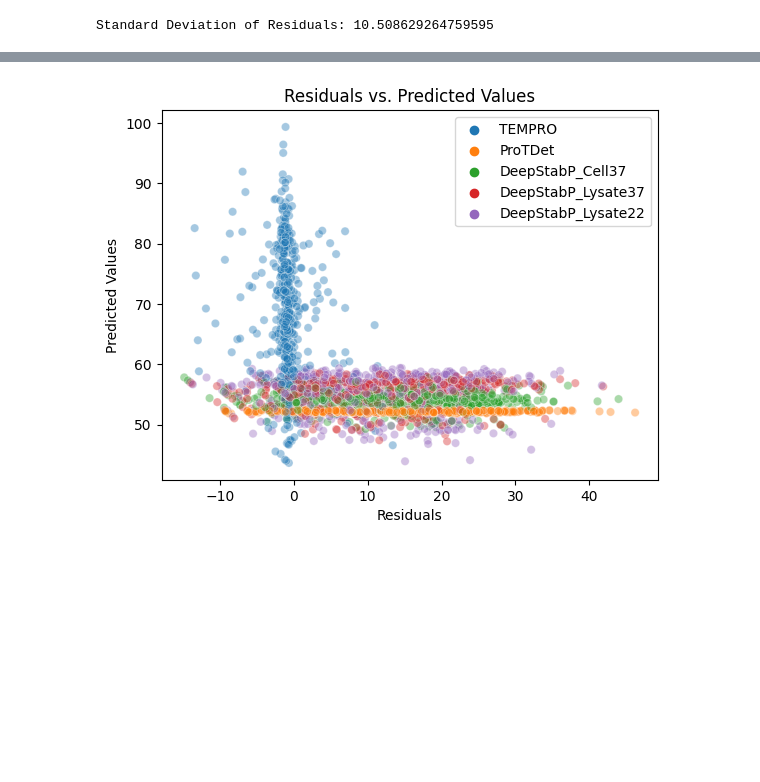
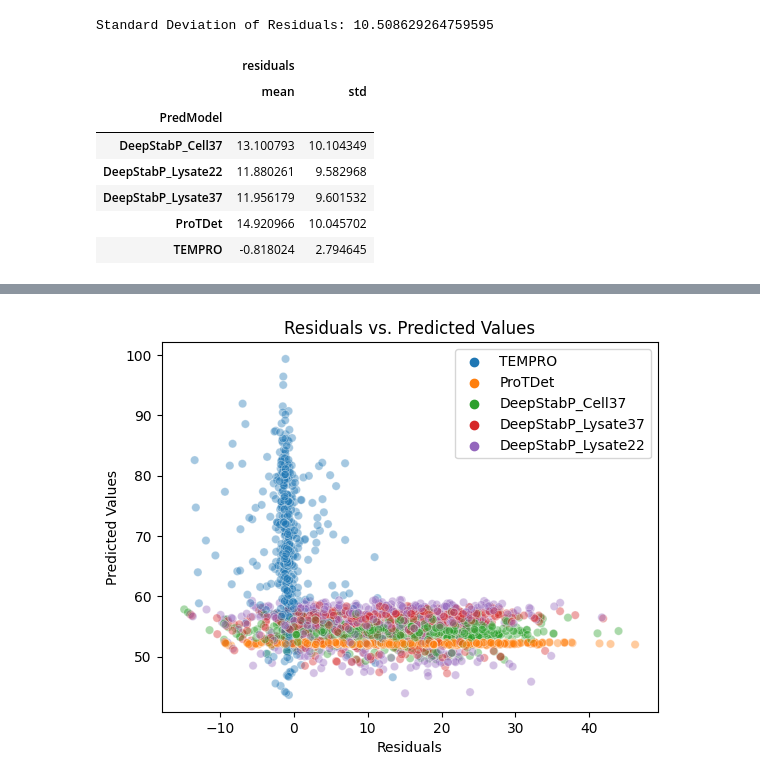
Before and after one commit to AnneHartebrodt/earth-ml-sensitivity, a Jupyter notebook: scripts/2_Uncertainty_ComparisonInitialModels.ipynb, the cells around one changed output, grey strips where cells are left out. Drawn from its saved outputs; the diff is of its cells as text; code cells hidden in the pictures; blank space fills up the shorter version.

```diff
--- a/scripts/2_Uncertainty_ComparisonInitialModels.ipynb
+++ b/scripts/2_Uncertainty_ComparisonInitialModels.ipynb
@@ -107,6 +108,17 @@ residual_std = np.std(melted_df['residuals'])
 print(f"Standard Deviation of Residuals: {residual_std}")
 # %% [output]
 Standard Deviation of Residuals: 10.508629264759595
+# %%
+melted_df[['PredModel','residuals']].groupby('PredModel').agg(['mean', 'std'])
+# %% [output]
+|  | residuals |  |
+|  | mean | std |
+| PredModel |  |  |
+| DeepStabP_Cell37 | 13.100793 | 10.104349 |
+| DeepStabP_Lysate22 | 11.880261 | 9.582968 |
+| DeepStabP_Lysate37 | 11.956179 | 9.601532 |
+| ProTDet | 14.920966 | 10.045702 |
+| TEMPRO | -0.818024 | 2.794645 |
 # %%
 melted_df.head()
 # %% [output]
```
Also changed, not shown: parts of 7 cells of this notebook, 3 other files.
